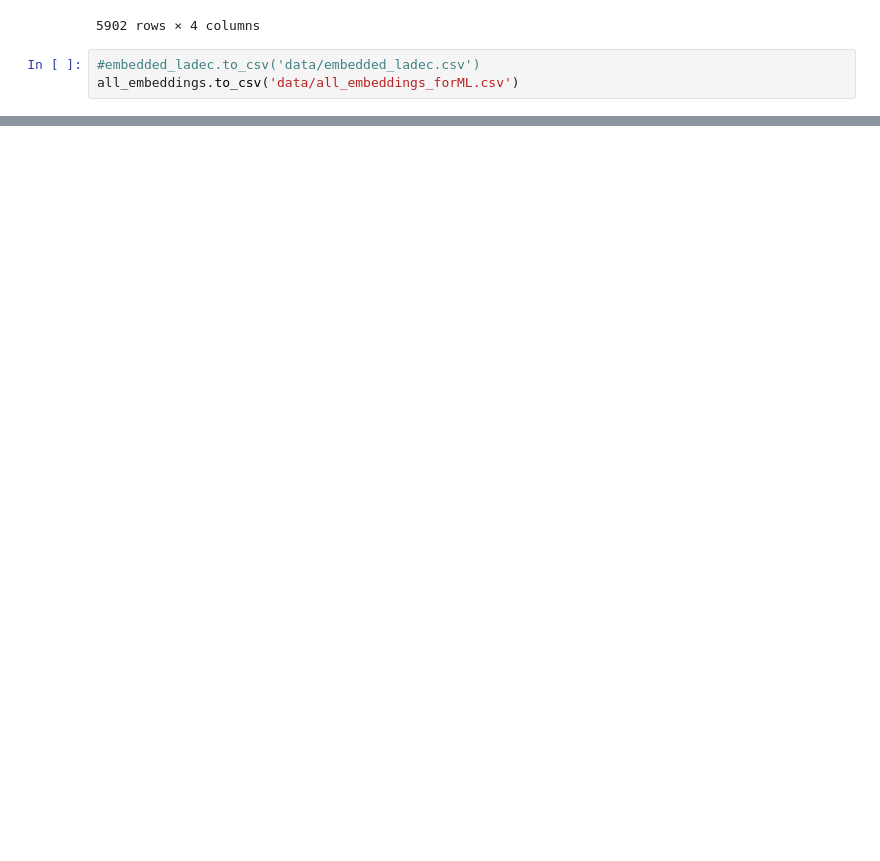
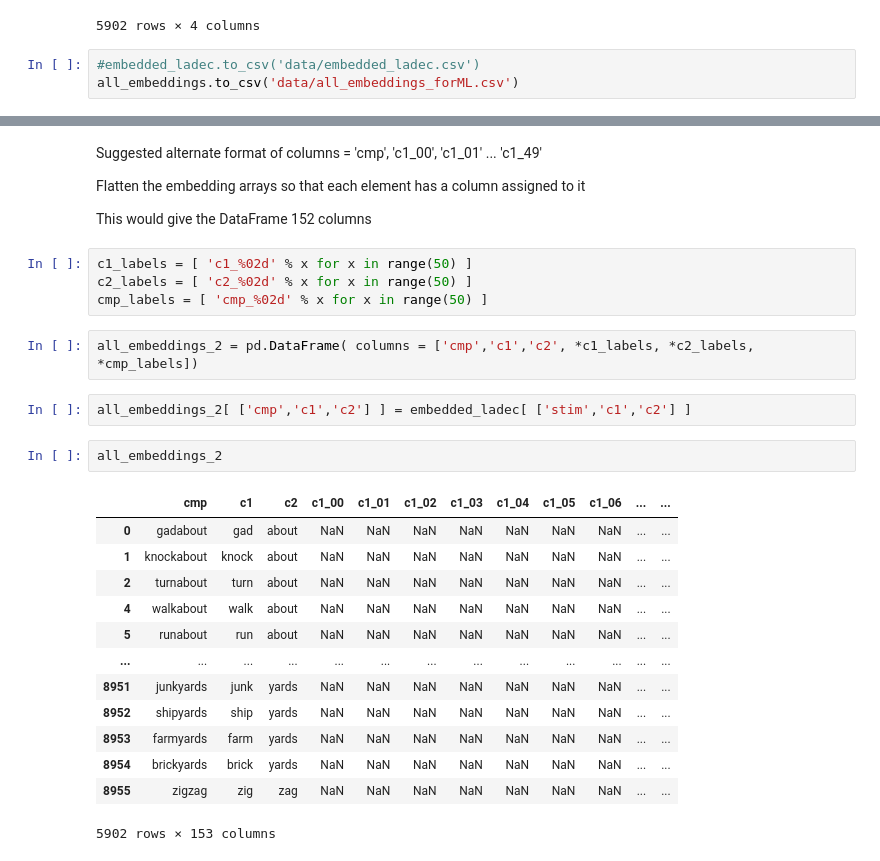
Before and after one commit to kmikes/ladec-embeddings, a Jupyter notebook: NoteBooks/Create-Ladec-embeddinginfo.ipynb, the cells around one changed output, grey strips where cells are left out. Cells and saved outputs as stored; diff of their text form; blank space fills up the shorter version.

```diff
--- a/NoteBooks/Create-Ladec-embeddinginfo.ipynb
+++ b/NoteBooks/Create-Ladec-embeddinginfo.ipynb
@@ -120,0 +133,30 @@ ModuleNotFoundError: No module named 'tensorflow'
+# %% [markdown]
+Suggested alternate format of columns = 'cmp', 'c1_00', 'c1_01' ... 'c1_49'
+
+Flatten the embedding arrays so that each element has a column assigned to it
+
+This would give the DataFrame 152 columns
+# %%
+c1_labels = [ 'c1_%02d' % x for x in range(50) ]
+c2_labels = [ 'c2_%02d' % x for x in range(50) ]
+cmp_labels = [ 'cmp_%02d' % x for x in range(50) ]
+# %%
+all_embeddings_2 = pd.DataFrame( columns = ['cmp','c1','c2', *c1_labels, *c2_labels, *cmp_labels])
+# %%
+all_embeddings_2[ ['cmp','c1','c2'] ] = embedded_ladec[ ['stim','c1','c2'] ]
+# %%
+all_embeddings_2
+# %% [output]
+|  | cmp | c1 | c2 | c1_00 | c1_01 | c1_02 | c1_03 | c1_04 | c1_05 | c1_06 | ... | ... |
+| 0 | gadabout | gad | about | NaN | NaN | NaN | NaN | NaN | NaN | NaN | ... | ... |
+| 1 | knockabout | knock | about | NaN | NaN | NaN | NaN | NaN | NaN | NaN | ... | ... |
+| 2 | turnabout | turn | about | NaN | NaN | NaN | NaN | NaN | NaN | NaN | ... | ... |
+| 4 | walkabout | walk | about | NaN | NaN | NaN | NaN | NaN | NaN | NaN | ... | ... |
+| 5 | runabout | run | about | NaN | NaN | NaN | NaN | NaN | NaN | NaN | ... | ... |
+| ... | ... | ... | ... | ... | ... | ... | ... | ... | ... | ... | ... | ... |
+| 8951 | junkyards | junk | yards | NaN | NaN | NaN | NaN | NaN | NaN | NaN | ... | ... |
+| 8952 | shipyards | ship | yards | NaN | NaN | NaN | NaN | NaN | NaN | NaN | ... | ... |
+| 8953 | farmyards | farm | yards | NaN | NaN | NaN | NaN | NaN | NaN | NaN | ... | ... |
+| 8954 | brickyards | brick | yards | NaN | NaN | NaN | NaN | NaN | NaN | NaN | ... | ... |
+| 8955 | zigzag | zig | zag | NaN | NaN | NaN | NaN | NaN | NaN | NaN | ... | ... |
+5902 rows × 153 columns
```
Also changed, not shown: parts of 39 cells of this notebook, 4 other files.
